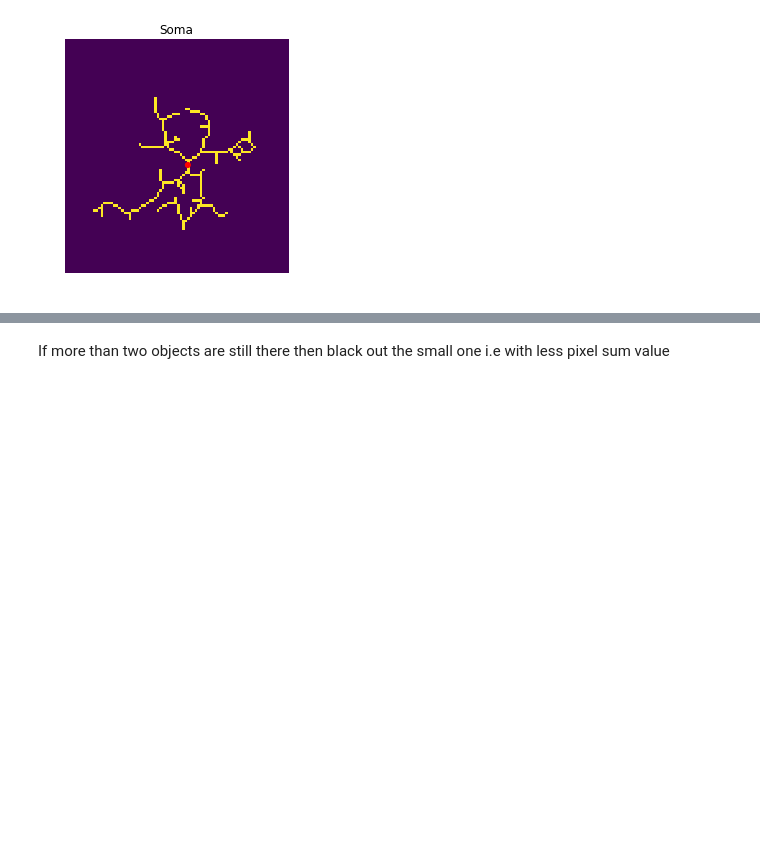
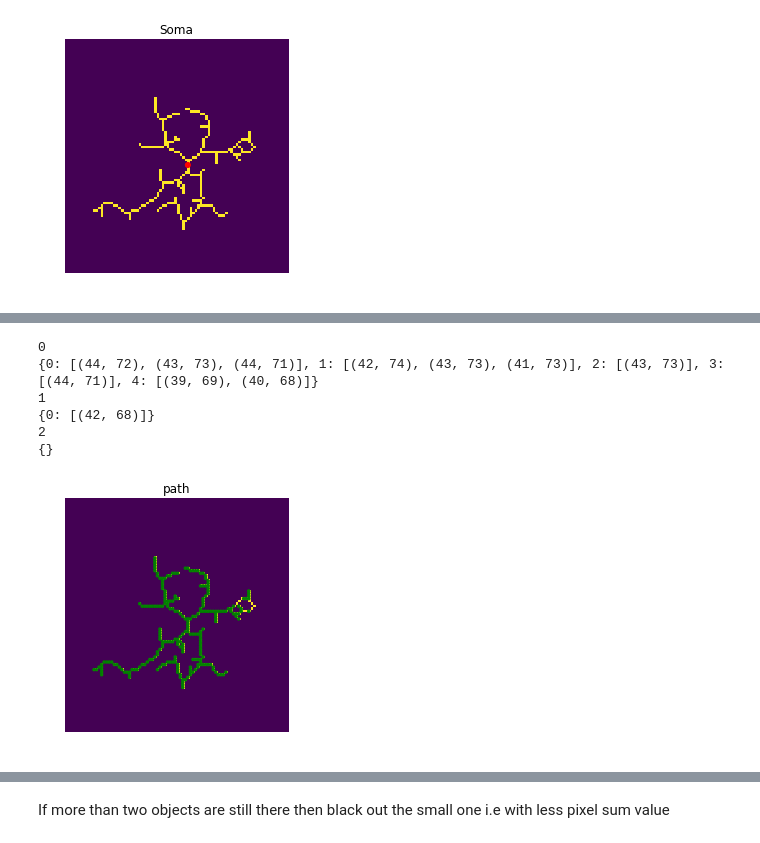
Before and after one commit to swanandlab/SMorph, a Jupyter notebook: sholl analysis.ipynb, the cells around one changed output, grey strips where cells are left out. Cells and saved outputs as stored; diff of their text form; code cells hidden in the pictures; blank space fills up the shorter version.

Commit message:
remove unconnected components after loop elimination

```diff
--- a/sholl analysis.ipynb
+++ b/sholl analysis.ipynb
@@ -296,19 +306,21 @@ def labelling(cell_pixel_coordinates):
 # %%
-def get_filled_loops(image):
+def get_filled_loop_coords(image):
     """
     fill the inside region of loops, and get the pixel coordinates of this region
     """
     filled = scipy.ndimage.binary_fill_holes(image)
     loops = scipy.logical_xor(image, filled)
     _, loop_count = scipy.ndimage.measurements.label(loops)
-    return filled-image, loop_count
+    labels = list(set(_[np.nonzero(_)]))
+    loop_location = []
+    for i in labels:
+        loop_location.append(np.transpose(np.nonzero(_==i)))
+    return loop_location
 # %%
-def get_loop_boundary_coords(loop_image, cell_pixel_coordinates):
+def get_loop_boundary_coords(inside_loop_coords, cell_pixel_coordinates):
     """
     get the loop pixel's coordinates
     """
-    # get the filled loop coordinates
-    inside_loop_coords = [(i, j) for (i, j), val in np.ndenumerate(loop_image) if val!=0]
     loop_boundary_coords = []
     # get the boundary of this filled loop section by finding the pixels touching it
     for coords in inside_loop_coords:
@@ -345,16 +357,25 @@ def delete_loop_slabs(loop_image, actual_cell_gray_image, cell_pixel_coordinates
         intensity = sum([actual_cell_gray_image[coord] for coord in trail])
         slab_intensities[trail_no] = intensity
     # keep the loop branch with max intensity
-    slab_to_keep = max(slab_intensities, key=slab_intensities.get)
-    slab_trails.pop(slab_to_keep)
+    try:
+        slab_to_keep = max(slab_intensities, key=slab_intensities.get)
+        slab_trails.pop(slab_to_keep)
+    except:
+        pass
     # delete all other lower intensity branches
     for coords in slab_trails.values():
         for coord in coords:
-            cell_pixel_coordinates.remove(coord)
+            try:
+                cell_pixel_coordinates.remove(coord)
+            except:
+                pass
             # also delete corresponding junctions of the branch
             corresponding_junctions = [pixel for pixel in cell_pixel_coordinates if labels[pixel]=="junction" and distance(coord, pixel)<2]
             for junction in corresponding_junctions:
-                cell_pixel_coordinates.remove(junction)
+                try:
+                    cell_pixel_coordinates.remove(junction)
+                except:
+                    pass
 
 #     # delete coords which changed from juntion to slab
 #     new_labels = labelling(cell_pixel_coordinates)
@@ -366,10 +387,22 @@ def delete_loop_slabs(loop_image, actual_cell_gray_image, cell_pixel_coordinates
 
     return cell_pixel_coordinates
 # %%
-loop_image, no_of_loops = get_filled_loops(final)
+loop_coords = get_filled_loop_coords(final)
+no_of_loops = len(loop_coords)
 labels = labelling(cell_pixel_coordinates)
-if np.count_nonzero(loop_image)!=0:
-    cell_pixel_coordinates = delete_loop_slabs(loop_image, gray_section, cell_pixel_coordinates, labels)
-    labels = labelling(cell_pixel_coordinates)
+if no_of_loops!=0:
+    for i,loop in enumerate(loop_coords):
+        print(i)
+        cell_pixel_coordinates = delete_loop_slabs(loop, gray_section, cell_pixel_coordinates, labels)
+
+labels = labelling(cell_pixel_coordinates)
 
 plot(cell_pixel_coordinates)
+# %% [output]
+0
+{0: [(44, 72), (43, 73), (44, 71)], 1: [(42, 74), (43, 73), (41, 73)], 2: [(43, 73)], 3: [(44, 71)], 4: [(39, 69), (40, 68)]}
+1
+{0: [(42, 68)]}
+2
+{}
+[figure, added]
```
Also changed, not shown: parts of 7 cells of this notebook.
